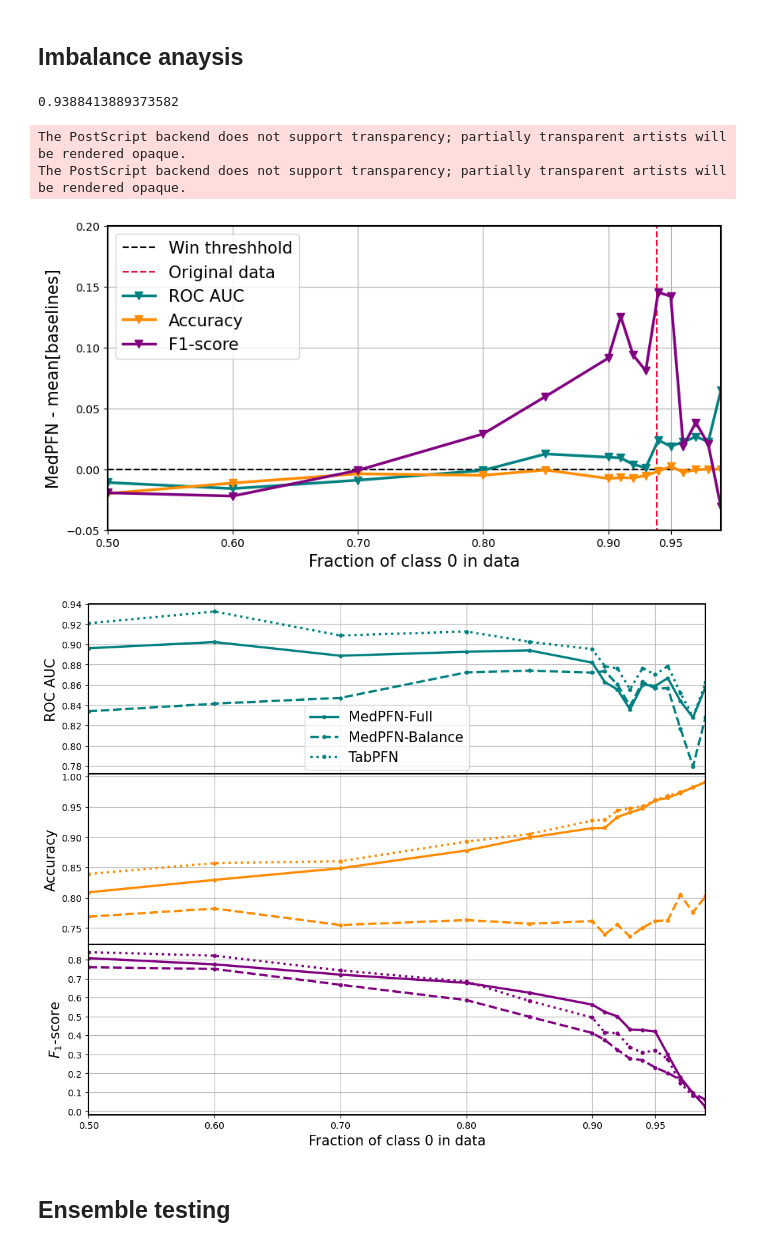
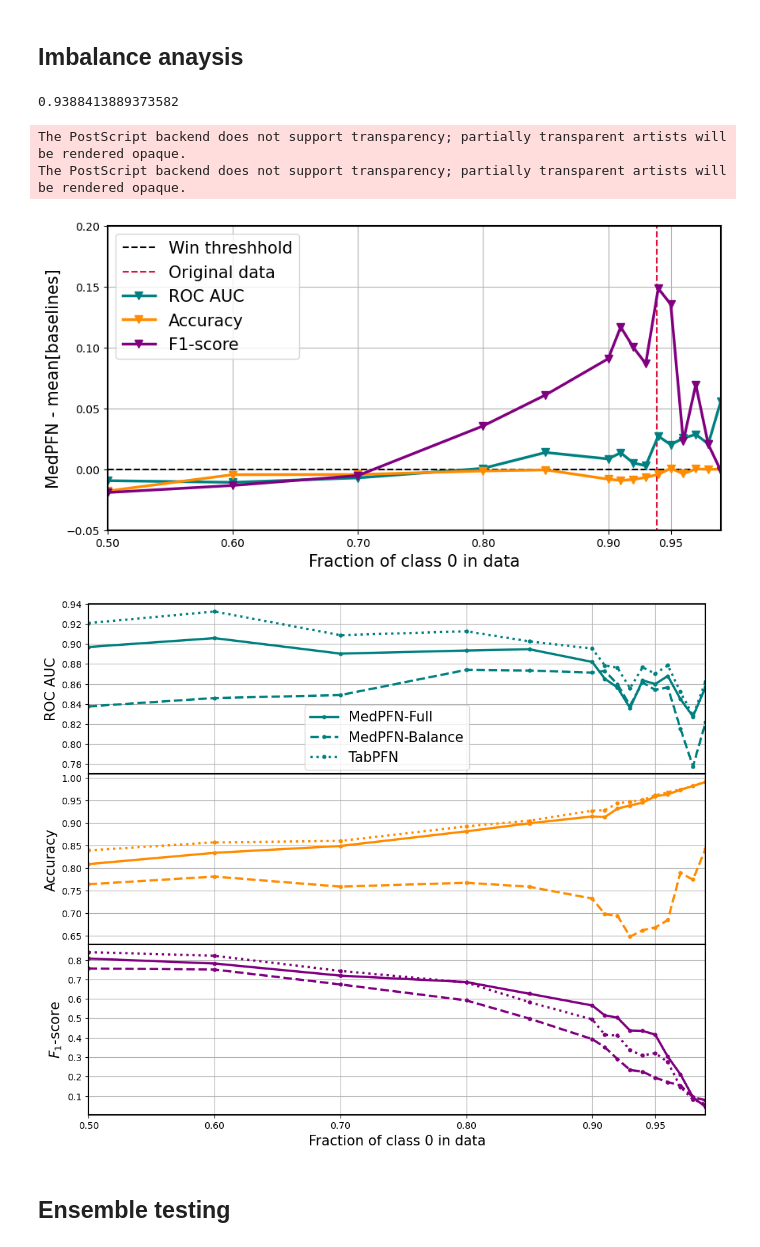
Before and after one commit to LenMetz/TabPFN-medical, a Jupyter notebook: microbiome.ipynb, the cells around one changed output. Saved outputs shown, nothing was run; the diff lists cells and outputs as text; code cells hidden in the pictures.

```diff
--- a/microbiome.ipynb
+++ b/microbiome.ipynb
@@ -28,4 +28,12 @@ all_data, labels = unison_shuffled_copies(all_data, labels, seed=42)
 #all_data = top_anova(all_data, labels)
+# %%
+red_name ="fi-loco"
+m = "rocs"
+file1 = np.load(f"results/{red_name}/extranew_{m}1.npy")
+# %%
+best = np.argsort(file1)
+# %%
+all_data = np.delete(all_data, best[:500], axis=1)
 # %% [markdown]
 ## Baseline
 # %%
@@ -37,7 +45,7 @@ strat_split = True
 recomp = False
 n_optim = 1000
 cat_optim = 10
-ft_epochs = 10
+ft_epochs = 40
 ft_epochs_forest = 10
 ft_lr = 1e-5
 max_s = 1024
@@ -77,7 +85,7 @@ models = [
     XGBClassifier(n_estimators=5, max_depth=5, learning_rate=1, objective='binary:logistic'),
     #MedPFNClassifier(base_path=path, filename=filename, device='cpu', N_ensemble_configurations=1, multiclass_decoder=multi_decoder,  no_preprocess_mode=no_pre_process),
     MedPFNClassifier(base_path=path, filename=filename, device='cpu', N_ensemble_configurations=N_ens, multiclass_decoder=multi_decoder,  preprocess_mode=preprocess_mode),
-    #MedPFNClassifier(base_path=path, filename=filename, device='cpu', N_ensemble_configurations=N_ens, multiclass_decoder=multi_decoder,  no_preprocess_mode=no_pre_process,
+    #MedPFNClassifier(base_path=path, filename=filename, device='cpu', N_ensemble_configurations=N_ens, multiclass_decoder=multi_decoder,  preprocess_mode=preprocess_mode,
     #                ft_epochs=ft_epochs, ft_lr=ft_lr),
     RandomForestClassifier(),
     #AutoGluon(),
@@ -87,7 +95,7 @@ models = [
     #TabPFNClassifier(device='cpu', N_ensemble_configurations=5, no_preprocess_mode=no_pre_process),
     #TabForestPFNClassifier("saved_models/tabforest/mix600k/tabforestpfn.pt", "saved_models/tabforest/mix600k/config_run.yaml", max_epochs=ft_epochs_forest)
 ]
-reducer  = AnovaSelect()
+reducer  = AnovaSelect(k=5)
 
 
 results_mean = pd.DataFrame(np.zeros((len(models), len(metrics)+1)),
@@ -690,7 +698,7 @@ for m in range(0,len(models)):
     f1s = []
     for f in fracs:
 
-        path = f'results/imbalance/majclass_{f}.csv'
+        path = f'results/imbalance/new_majclass_{f}.csv'
         df = pd.read_csv(path)
         accuracies.append(df.iloc[m,1])
         rocs.append(df.iloc[m,7])
@@ -724,35 +732,35 @@ fig1,ax = plt.subplots(3,1,figsize=(12,10), gridspec_kw={'height_ratios': height
 plt.subplots_adjust(hspace=0)
 styles = ["solid",'dashed', "dotted"]
 for s, ii in enumerate([1,2,5]):
     ax[1].plot(fracs, all_accuracies[ii], marker=".", linewidth=2.5, markersize=7.0, linestyle=styles[s], label=models[ii], c="darkorange")
     ax[0].plot(fracs, all_rocs[ii], marker=".", linewidth=2.5, markersize=7.0, linestyle=styles[s], label=models[ii], c="teal")
     ax[2].plot(fracs, all_f1s[ii], marker=".", linewidth=2.5, markersize=7.0, linestyle=styles[s], label=models[ii], c="purple")
 #axs.plot(fracs, all_rocs[5], marker="v", linewidth=2.5, markersize=7.0, label='Accuracy', c="darkorange")
 metrics = ["ROC AUC", "Accuracy", r"$F_1$-score"]
 for x in range(3):
     ax[x].grid()
     ax[x].set_ylabel(metrics[x], fontsize=15)
 #axs.set_yticks([-0.05,0,0.05,0.1])
 axs.set_ylim(-0.05,0.2)
 axs.set_xlim(0.5,0.99)
 axs.set_xticks([0.5,0.6,0.7,0.8,0.9,0.95])
 ax[0].set_xlim(0.5,0.99)
 ax[0].set_xticks([0.5,0.6,0.7,0.8,0.9,0.95])
 ax[0].legend(loc=(0.35,0.025), fontsize=15)
 ax[2].set_xlabel("Fraction of class 0 in data", fontsize=15)
 axs.set_xlabel("Fraction of class 0 in data", fontsize=15)
 axs.set_ylabel("MedPFN - mean[baselines]", fontsize=15)
 axs.grid()
 axs.legend(fontsize=15)
 fig.savefig("results/plots/imbalance.eps")
 fig1.show()
 fig1.savefig("results/plots/imbalance2.eps")
 # %% [output]
 0.9388413889373582
 The PostScript backend does not support transparency; partially transparent artists will be rendered opaque.
 The PostScript backend does not support transparency; partially transparent artists will be rendered opaque.
-[figure, old version]
+[figure, new version]
-[figure, old version]
+[figure, new version]
 # %% [markdown]
 ## Ensemble testing
 # %%
```
Also changed, not shown: parts of 2 cells of this notebook, 53 other files.
